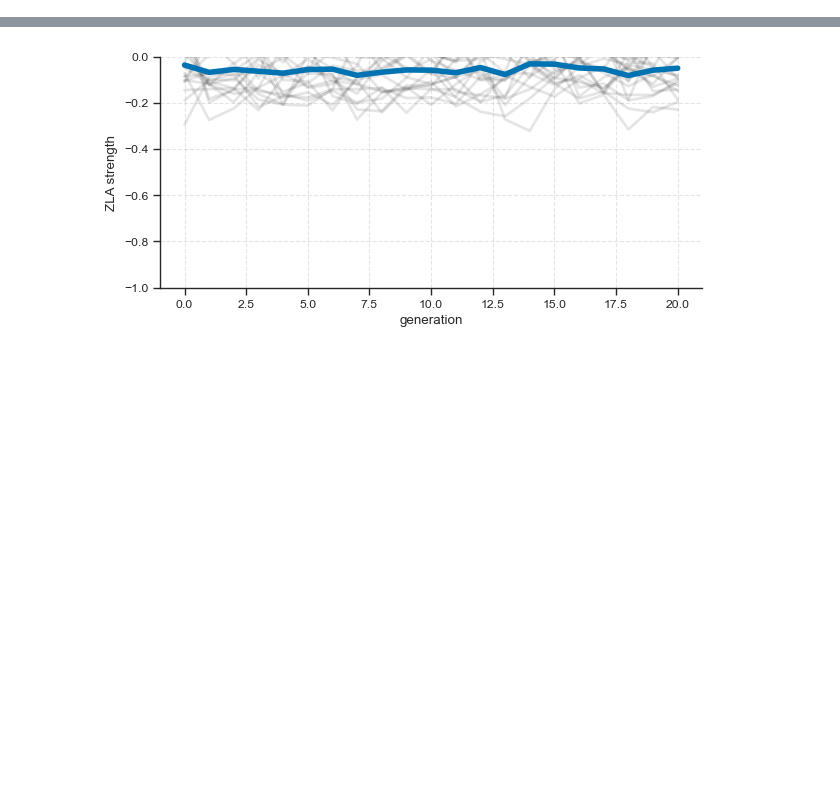
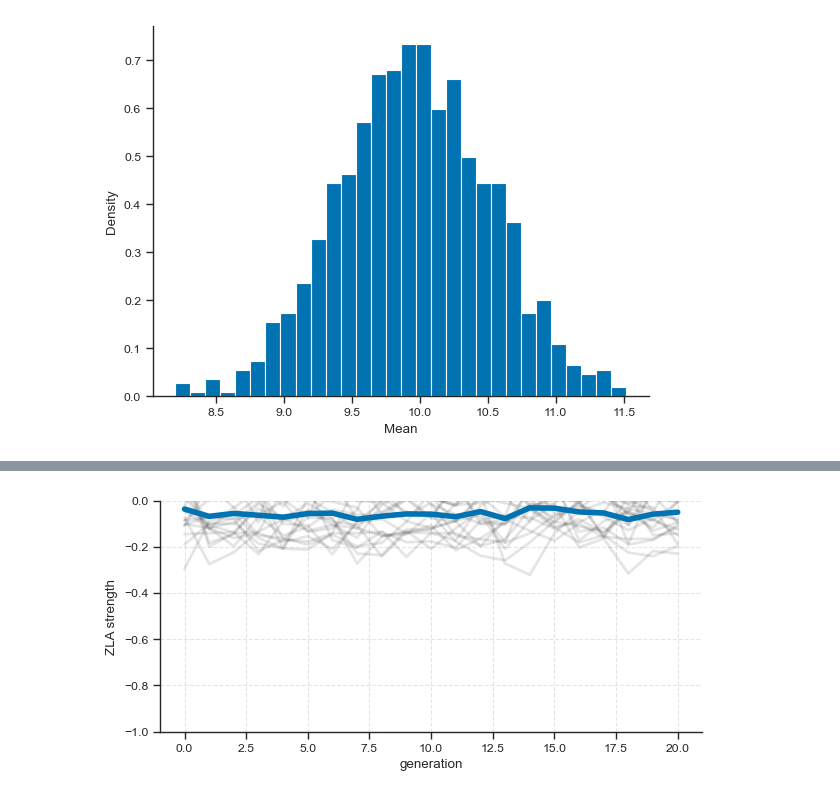
Before and after one commit to alexeykosh/2023-dripf-model, a Jupyter notebook: notebooks/model.ipynb, the cells around one changed output, grey strips where cells are left out. Cells and saved outputs as stored; diff of their text form; code cells hidden in the pictures; blank space fills up the shorter version.

```diff
--- a/notebooks/model.ipynb
+++ b/notebooks/model.ipynb
@@ -11,6 +11,19 @@ import matplotlib
 
 sns.set(context='paper', style='ticks', font_scale=1)
 sns.set_palette('colorblind')
+# %%
+# plot distribution of means of 1000 samples of size 100 from uniform(0, 20)
+means = []
+for _ in range(1000):
+    means.append(np.mean(np.random.uniform(0, 20, 100)))
+
+plt.hist(means, bins=30, density=True)
+plt.xlabel('Mean')
+plt.ylabel('Density')
+sns.despine()
+plt.show()
+# %% [output]
+[figure, added]
 # %%
 def model(selection, mutation_rate,
           zipf=1.5,
```
Also changed, not shown: parts of 4 cells of this notebook, 11 other files.
